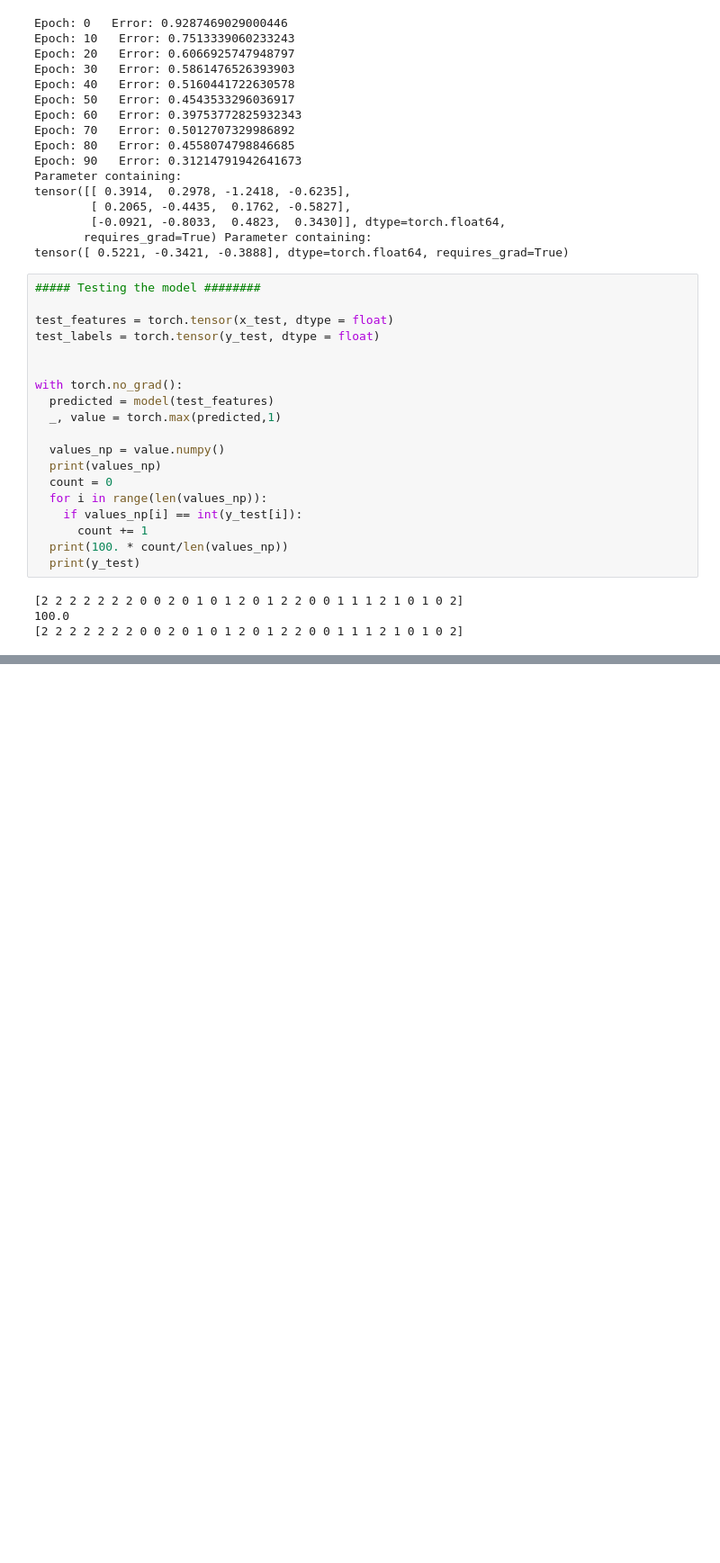
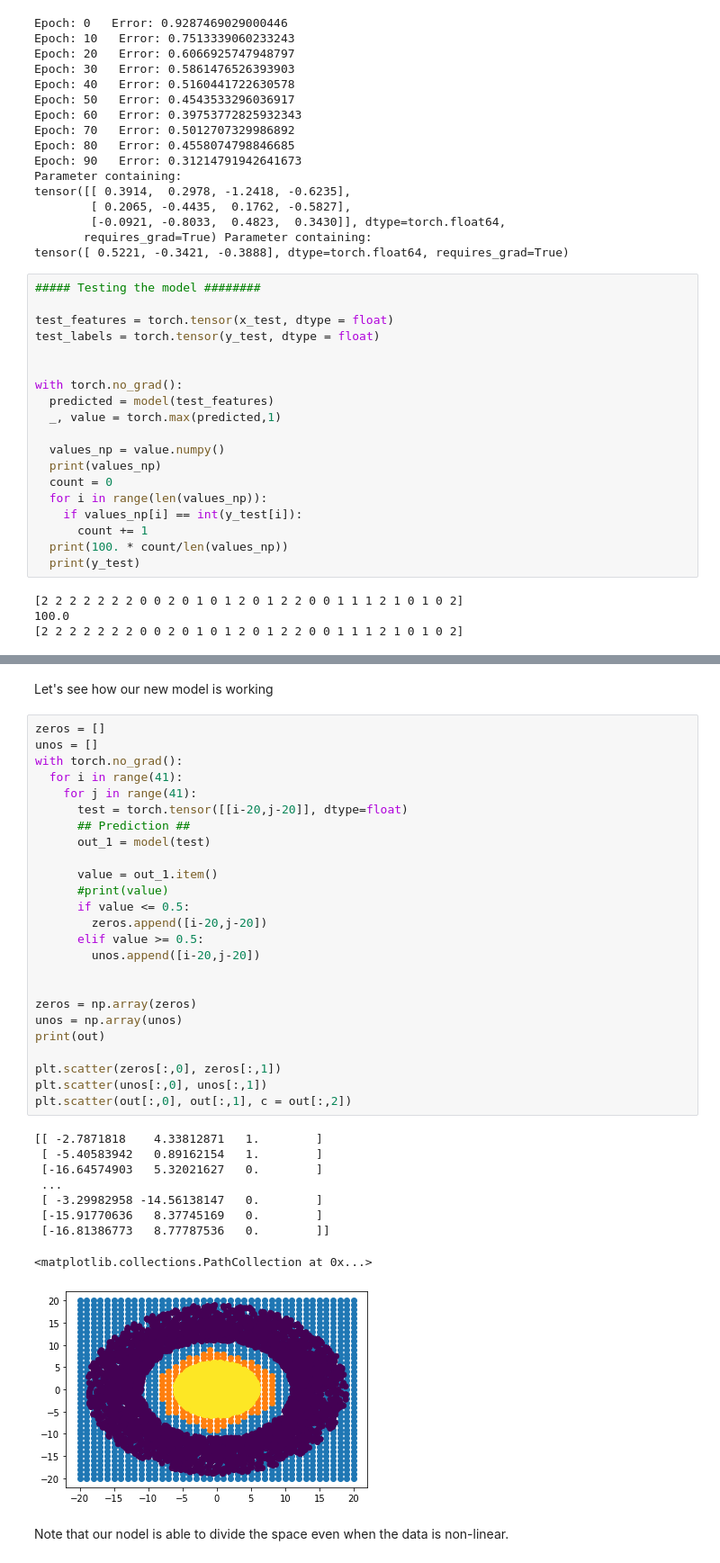
Before and after one commit to ricard1997/Pytorch_essentials, a Jupyter notebook: Toy_models.ipynb, the cells around one changed output, grey strips where cells are left out. Shown at 90% size. Drawn from its saved outputs; the diff is of its cells as text; blank space fills up the shorter version.

Commit message:
Toy models

```diff
--- a/Toy_models.ipynb
+++ b/Toy_models.ipynb
@@ -438,0 +591,39 @@ with torch.no_grad():
+# %% [markdown]
+Let's see how our new model is working
+# %%
+zeros = []
+unos = []
+with torch.no_grad():
+  for i in range(41):
+    for j in range(41):
+      test = torch.tensor([[i-20,j-20]], dtype=float)
+      ## Prediction ##
+      out_1 = model(test)
+
+      value = out_1.item()
+      #print(value)
+      if value <= 0.5:
+        zeros.append([i-20,j-20])
+      elif value >= 0.5:
+        unos.append([i-20,j-20])
+
+
+zeros = np.array(zeros)
+unos = np.array(unos)
+print(out)
+
+plt.scatter(zeros[:,0], zeros[:,1])
+plt.scatter(unos[:,0], unos[:,1])
+plt.scatter(out[:,0], out[:,1], c = out[:,2])
+# %% [output]
+[[ -2.7871818    4.33812871   1.        ]
+ [ -5.40583942   0.89162154   1.        ]
+ [-16.64574903   5.32021627   0.        ]
+ ...
+ [ -3.29982958 -14.56138147   0.        ]
+ [-15.91770636   8.37745169   0.        ]
+ [-16.81386773   8.77787536   0.        ]]
+<matplotlib.collections.PathCollection at 0x...>
+[figure, added]
+# %% [markdown]
+Note that our nodel is able to divide the space even when the data is non-linear.
```
Also changed, not shown: parts of 4 cells of this notebook.
